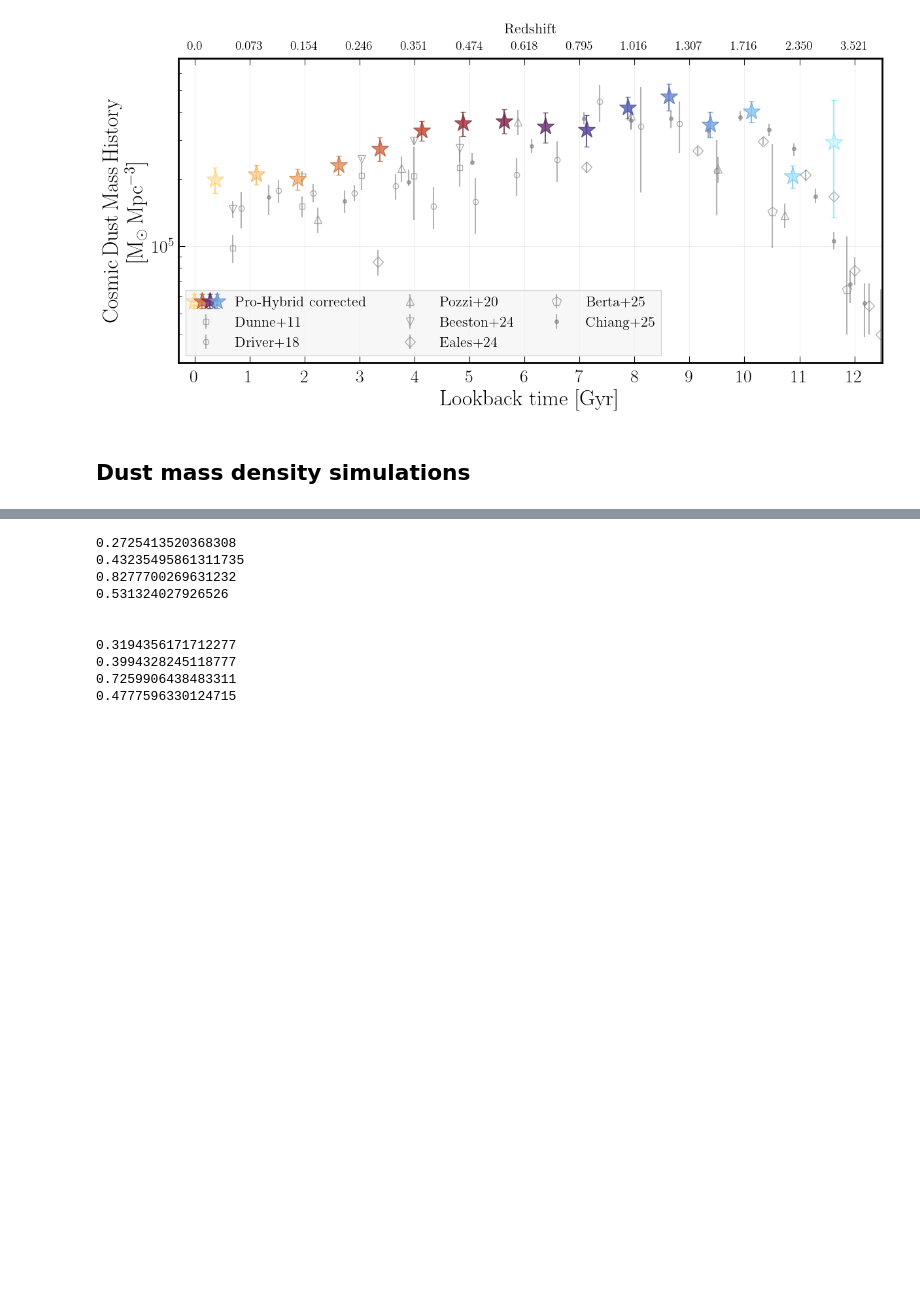
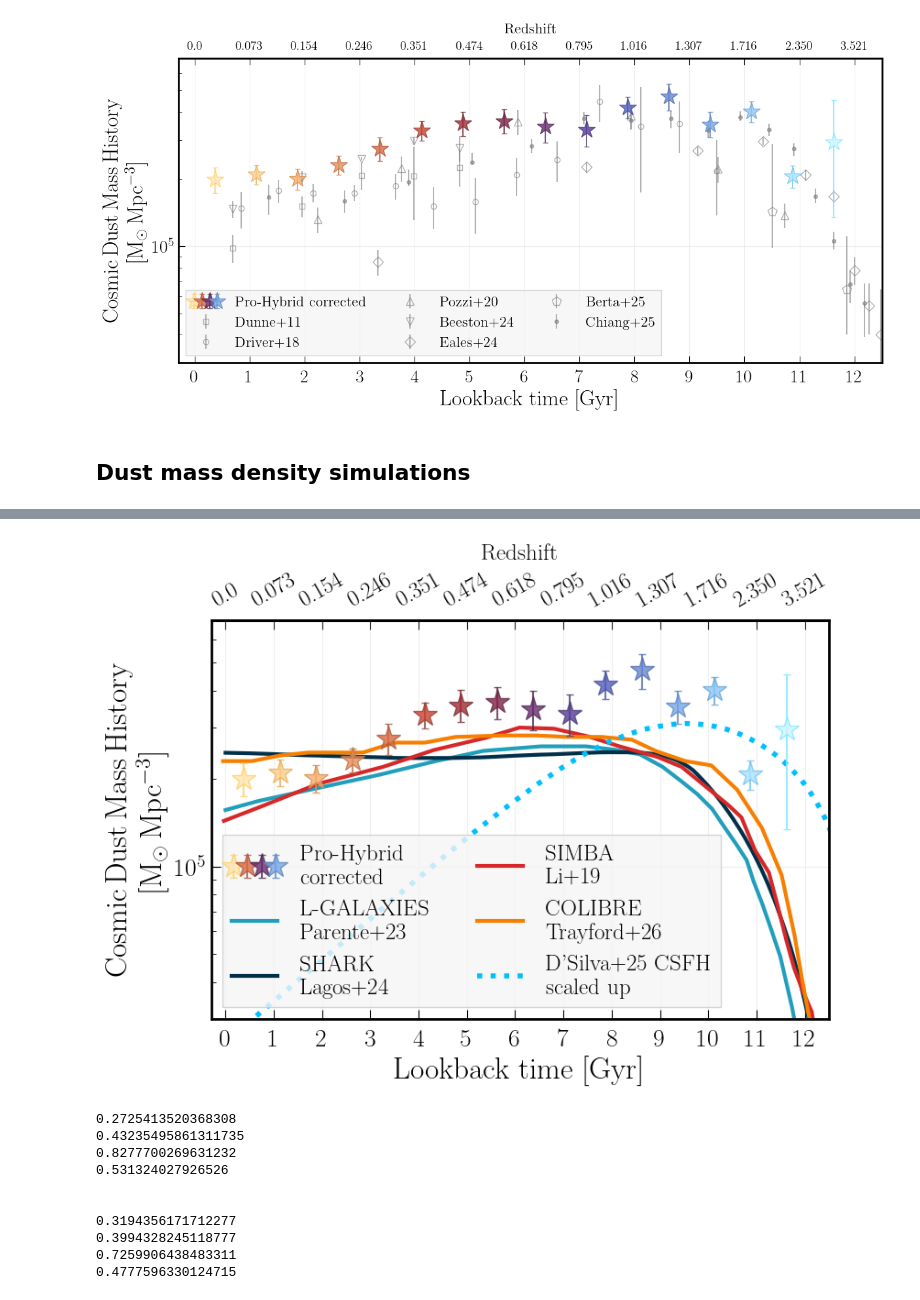
Before and after one commit to JordanDSilva/dust-mass-density, a Jupyter notebook: scripts/makeSomePlots.ipynb, the cells around one changed output, grey strips where cells are left out. Saved outputs shown, nothing was run; the diff lists cells and outputs as text; code cells hidden in the pictures; blank space fills up the shorter version.

```diff
--- a/scripts/makeSomePlots.ipynb
+++ b/scripts/makeSomePlots.ipynb
@@ -1177,7 +1177,7 @@ berta25 = pd.read_csv(main_dir + "data/literature_evo/cdmh/berta25.csv")
 # driver25_ebl_dust = pd.read_csv("/Users/22252335/Desktop/simon_dust.csv")
 
 li19 = pd.read_csv(main_dir + "data/literature_evo/cdmh/li2019_new.csv")
-trayford25 = pd.read_csv(main_dir + "data/literature_evo/cdmh/trayford2025_new.csv")
+trayford25 = pd.read_csv(main_dir + "data/literature_evo/cdmh/trayford2025_new2.csv")
 trayford25_NoDestruction = pd.read_csv(main_dir + "data/literature_evo/cdmh/trayford25_NoDestruction.csv")
 shark25 = pd.read_csv(main_dir + "data/literature_evo/cdmh/BaryonBuildUp_DustOnly_Lagos25.txt", delimiter=" ", skiprows=2)
 popping17 = pd.read_csv(main_dir + "data/literature_evo/cdmh/popping17.csv")
@@ -1809,7 +1809,7 @@ colibri_, = ax.plot(
     trayford25["cdmh"],
     lw = 3,
     color = colibri_color,
-    label = "COLIBRE \n Trayford+25"
+    label = "COLIBRE \n Trayford+26"
 )
 # colibri_NoDestruction_, = ax.plot(
 #     trayford25_NoDestruction["lbt"],
@@ -1899,3 +1897,4 @@ fig.savefig(main_dir + "plots/cosmic_dust_sims.pdf", dpi = 240)
+[figure, added]
 # %%
 print( np.nanmedian( np.log10(np.interp(x=trayford25["lbt"], fp=MdustHybridCorr["Q50"][(zmids>=0.3) & (zmids<= 1.0)], xp=lbtmids[(zmids>=0.3) & (zmids<= 1.0)]) / trayford25["cdmh"])) )
 print( np.nanmedian( np.log10(np.interp(x=Planck18.lookback_time(np.maximum(0,parente23["z"])).value, fp=MdustHybridCorr["Q50"][(zmids>=0.3) & (zmids<= 1.0)], xp=lbtmids[(zmids>=0.3) & (zmids<= 1.0)]) / (10**parente23["omega_dust"] * 129811071734))) )
```
Also changed, not shown: parts of 3 cells of this notebook.
